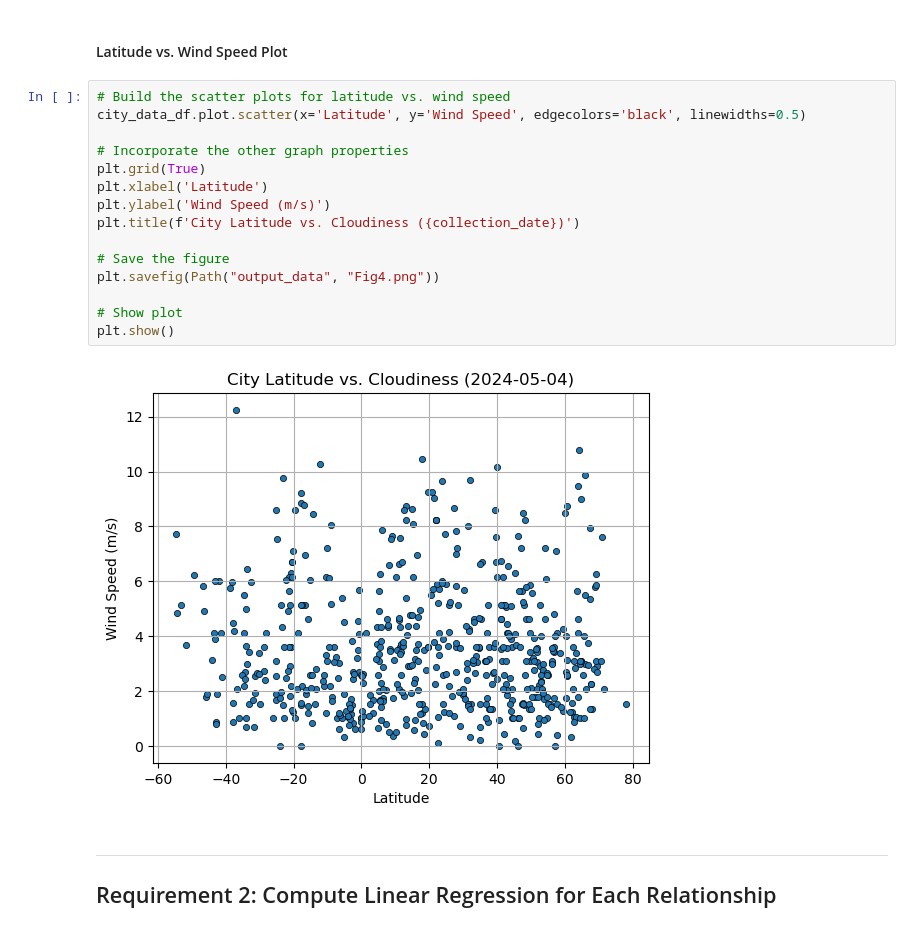
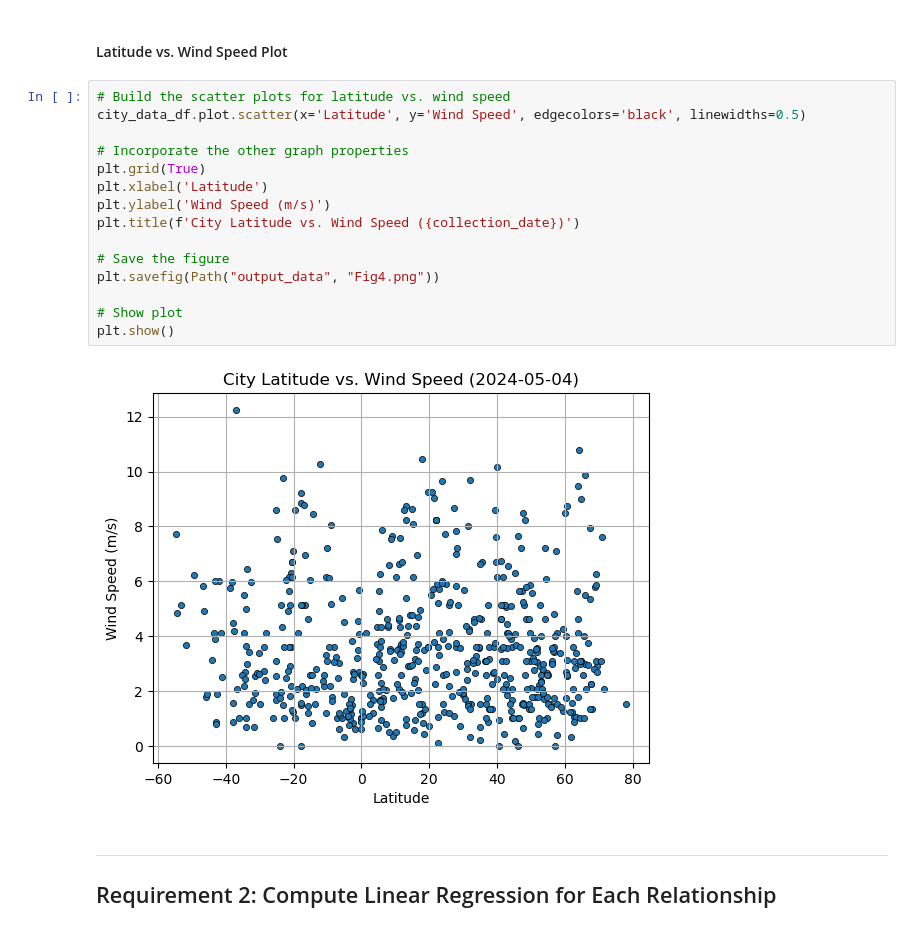
Before and after one commit to reikanger/weatherpy-vacationpy, a Jupyter notebook: WeatherPy/WeatherPy.ipynb, the cells around one changed output. Cells and saved outputs as stored; diff of their text form.

```diff
--- a/WeatherPy/WeatherPy.ipynb
+++ b/WeatherPy/WeatherPy.ipynb
@@ -252,20 +252,20 @@ plt.show()
 # %%
 # Build the scatter plots for latitude vs. wind speed
 city_data_df.plot.scatter(x='Latitude', y='Wind Speed', edgecolors='black', linewidths=0.5)
 
 # Incorporate the other graph properties
 plt.grid(True)
 plt.xlabel('Latitude')
 plt.ylabel('Wind Speed (m/s)')
-plt.title(f'City Latitude vs. Cloudiness ({collection_date})')
+plt.title(f'City Latitude vs. Wind Speed ({collection_date})')
 
 # Save the figure
 plt.savefig(Path("output_data", "Fig4.png"))
 
 # Show plot
 plt.show()
 # %% [output]
-[figure, old version]
+[figure, new version]
 # %% [markdown]
 ---
 
```
Also changed, not shown: 1 other file.
